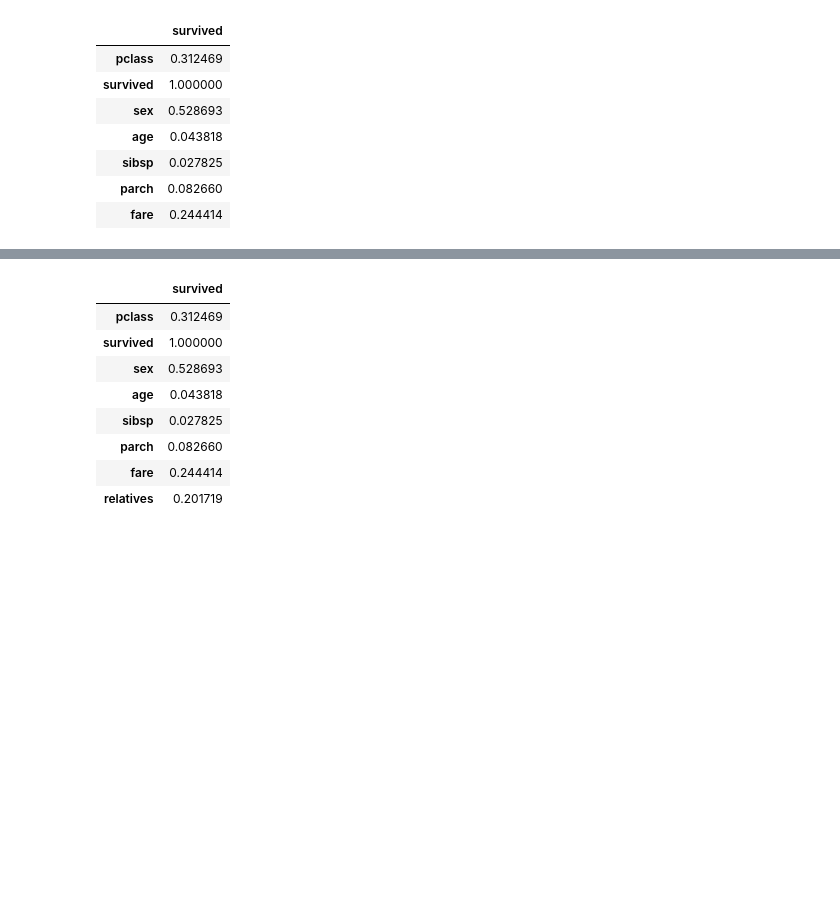
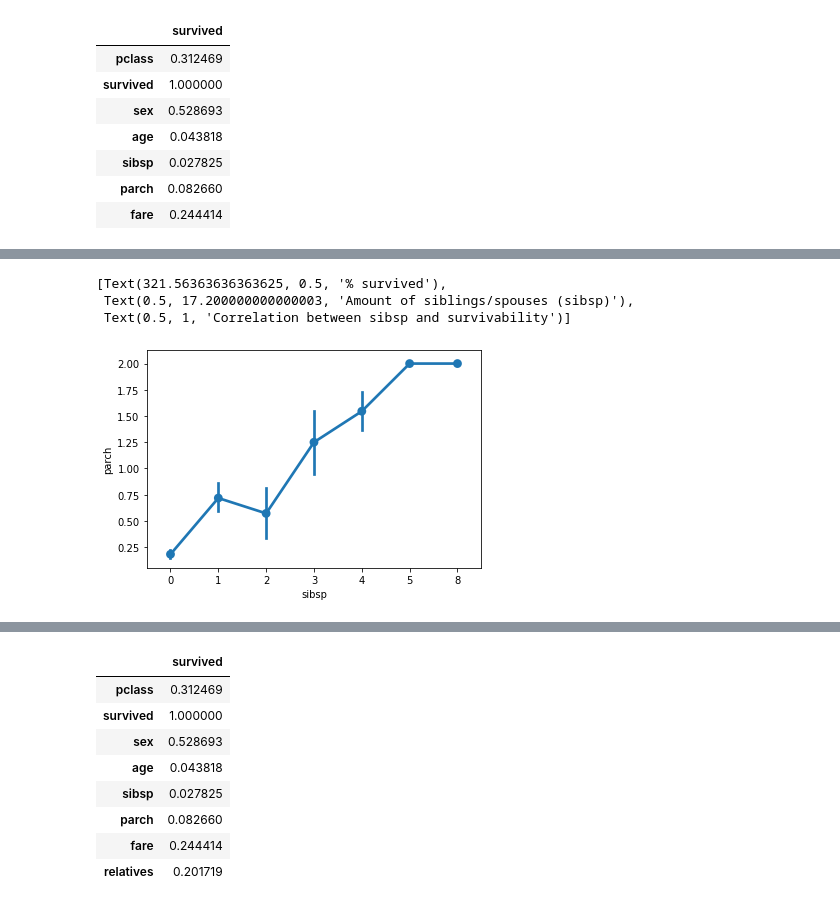
Before and after one commit to FransHuntink/PythonDataScience, a Jupyter notebook: DemoData/IrisTitanic/mynotebook.ipynb, the cells around one changed output, grey strips where cells are left out. Drawn from its saved outputs; the diff is of its cells as text; code cells hidden in the pictures; blank space fills up the shorter version.

```diff
--- a/DemoData/IrisTitanic/mynotebook.ipynb
+++ b/DemoData/IrisTitanic/mynotebook.ipynb
@@ -154,0 +170,19 @@ data['relatives'] = data.apply (lambda row: int((row['sibsp'] + row['parch']) >
+# %%
+
+#fig, ax = plt.subplots(1,1, figsize=(10, 5))
+
+sibspParchPlot = sns.pointplot(figsize = (5,5), x = 'sibsp', y = 'parch', data=data)
+#relPlot = sns.barplot(x = 'relatives', y = 'survived', order=[0,1], data=data, ax = saxis[1,1])
+
+# Set up plot information (legends, titles, labels)
+# for all four plots
+#relPlot.set(xlabel='Has relatives', ylabel = '% survived', title='Bar plot of new relatives feature')
+
+
+
+sibspPlot.set(xlabel='Amount of siblings/spouses (sibsp)', ylabel = '% survived', title='Correlation between sibsp and survivability')
+# %% [output]
+[Text(321.56363636363625, 0.5, '% survived'),
+ Text(0.5, 17.200000000000003, 'Amount of siblings/spouses (sibsp)'),
+ Text(0.5, 1, 'Correlation between sibsp and survivability')]
+[figure, added]
```
Also changed, not shown: parts of 16 cells of this notebook.
